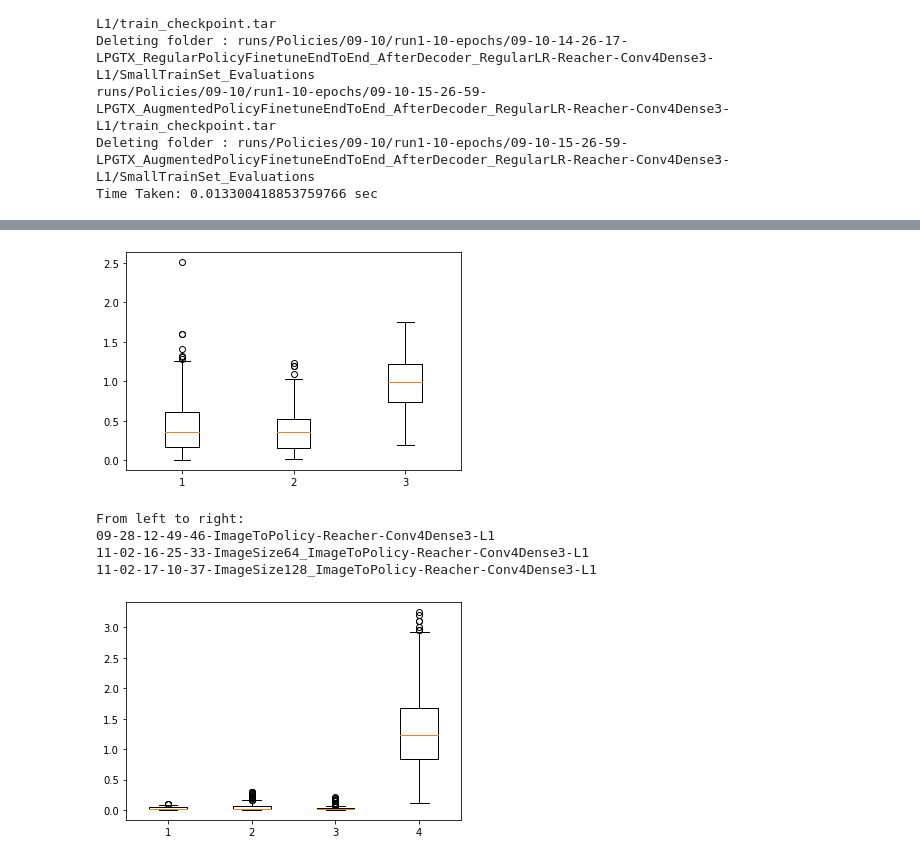
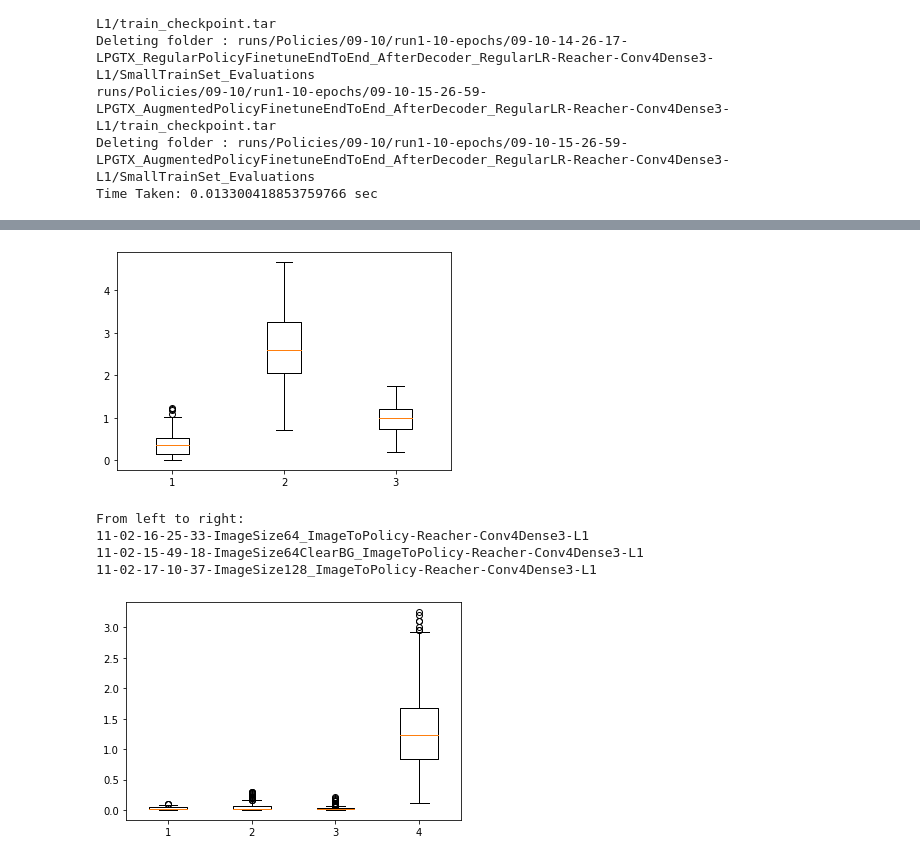
Before and after one commit to PradeepKadubandi/DemoPlanner, a Jupyter notebook: SimpleReacherExperiments2.ipynb, the cells around one changed output, grey strips where cells are left out. Cells and saved outputs as stored; diff of their text form; code cells hidden in the pictures.

```diff
--- a/SimpleReacherExperiments2.ipynb
+++ b/SimpleReacherExperiments2.ipynb
@@ -652,20 +651,20 @@ From left to right:
 # %%
 plottinghelpers.box_plot_across_runs(
     rootdir='runs/Policies/',
     eval_folder_name='TestSet_Evaluations',
     error_index=4,
     metric_name='Goal Deviation',
     include=[
-        '09-28-12-49-46-ImageToPolicy-Reacher-Conv4Dense3-L1',
         '11-02-16-25-33-ImageSize64_ImageToPolicy-Reacher-Conv4Dense3-L1',
+        '11-02-15-49-18-ImageSize64ClearBG_ImageToPolicy-Reacher-Conv4Dense3-L1',
         '11-02-17-10-37-ImageSize128_ImageToPolicy-Reacher-Conv4Dense3-L1',
     ]
 )
 # %% [output]
-[figure, old version]
+[figure, new version]
 From left to right:
-09-28-12-49-46-ImageToPolicy-Reacher-Conv4Dense3-L1
 11-02-16-25-33-ImageSize64_ImageToPolicy-Reacher-Conv4Dense3-L1
+11-02-15-49-18-ImageSize64ClearBG_ImageToPolicy-Reacher-Conv4Dense3-L1
 11-02-17-10-37-ImageSize128_ImageToPolicy-Reacher-Conv4Dense3-L1
 # %%
 plottinghelpers.box_plot_across_runs(
```
Also changed, not shown: parts of 7 cells of this notebook, 1 other file.
